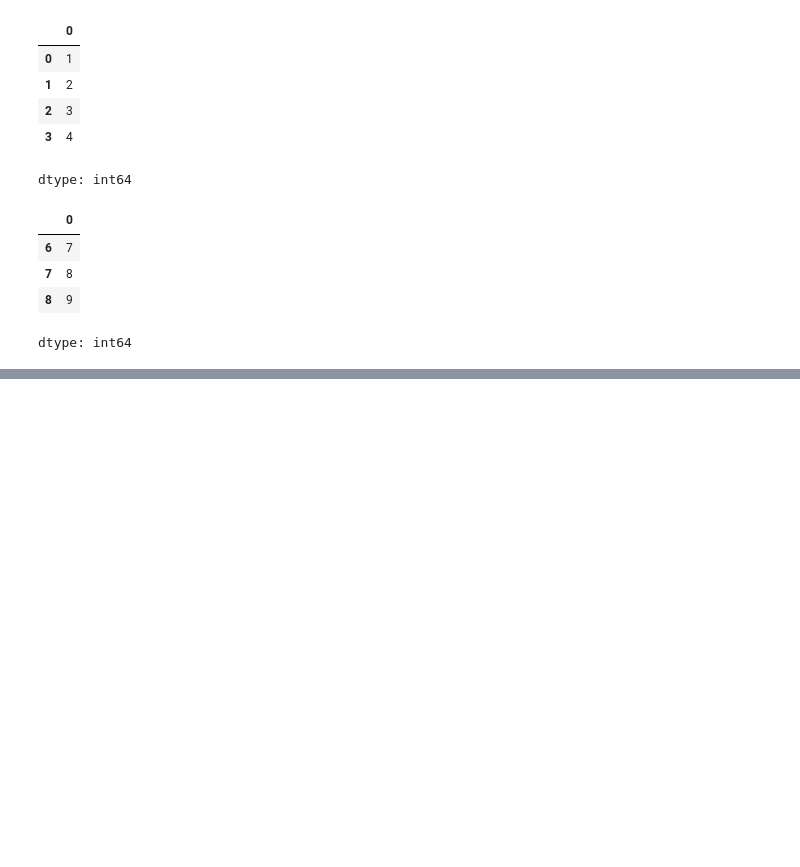
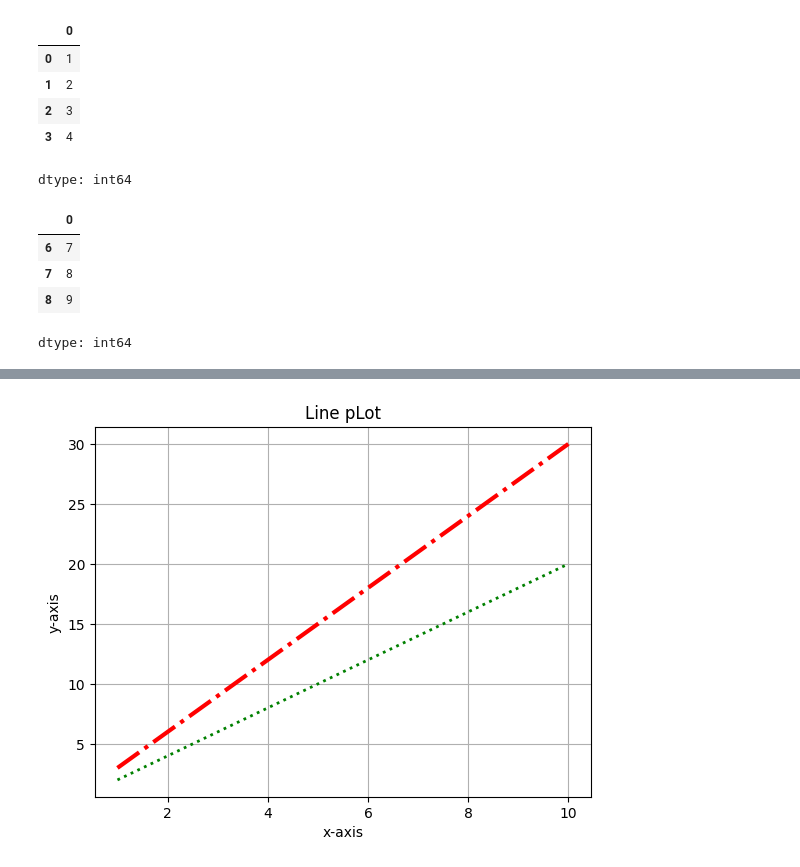
Before and after one commit to patansulthana-student/pandas-practice, a Jupyter notebook: Pandas_Series_and_DataFrame_Practice.ipynb, the cells around one changed output, grey strips where cells are left out. Drawn from its saved outputs; the diff is of its cells as text; code cells hidden in the pictures; blank space fills up the shorter version.

```diff
--- a/Pandas_Series_and_DataFrame_Practice.ipynb
+++ b/Pandas_Series_and_DataFrame_Practice.ipynb
@@ -132,0 +341,14 @@ dtype: int64
+# %%
+#Adding two lines in the same plot
+x=np.arange(1,11)
+y1=2*x
+y2=3*x
+plt.plot(x, y1,color='g',linestyle=':',linewidth=2)
+plt.plot(x, y2,color='r',linestyle='-.',linewidth=3)
+plt.title("Line pLot")
+plt.xlabel("x-axis")
+plt.ylabel("y-axis")
+plt.grid(True)
+plt.show()
+# %% [output]
+[figure, added]
```
Also changed, not shown: parts of 18 cells of this notebook.
